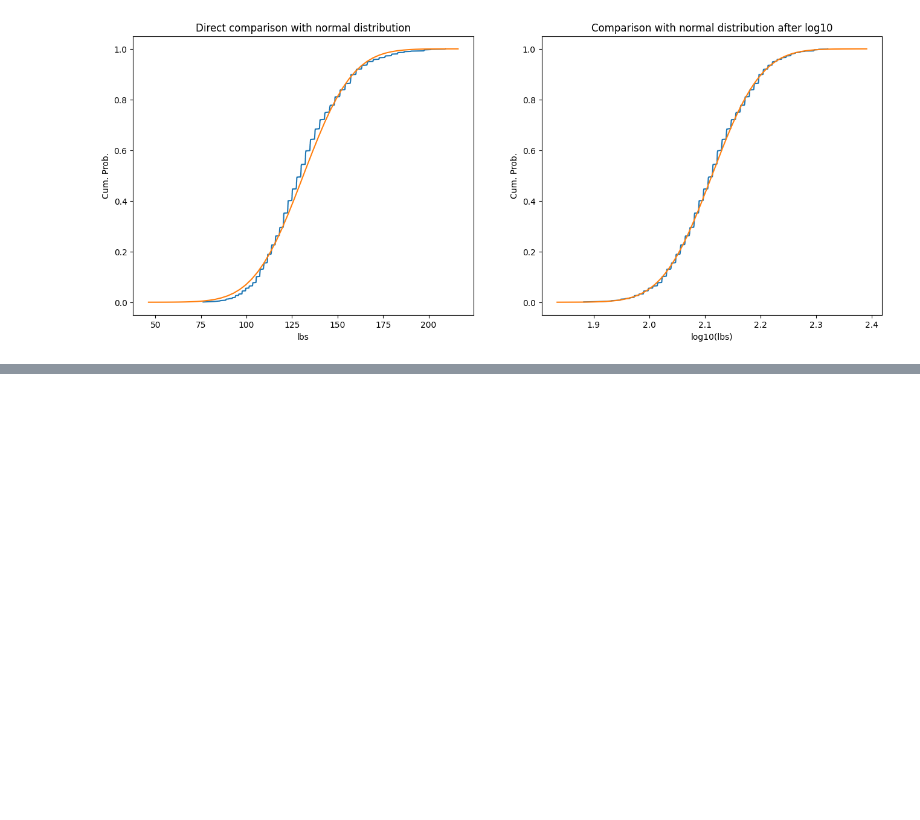
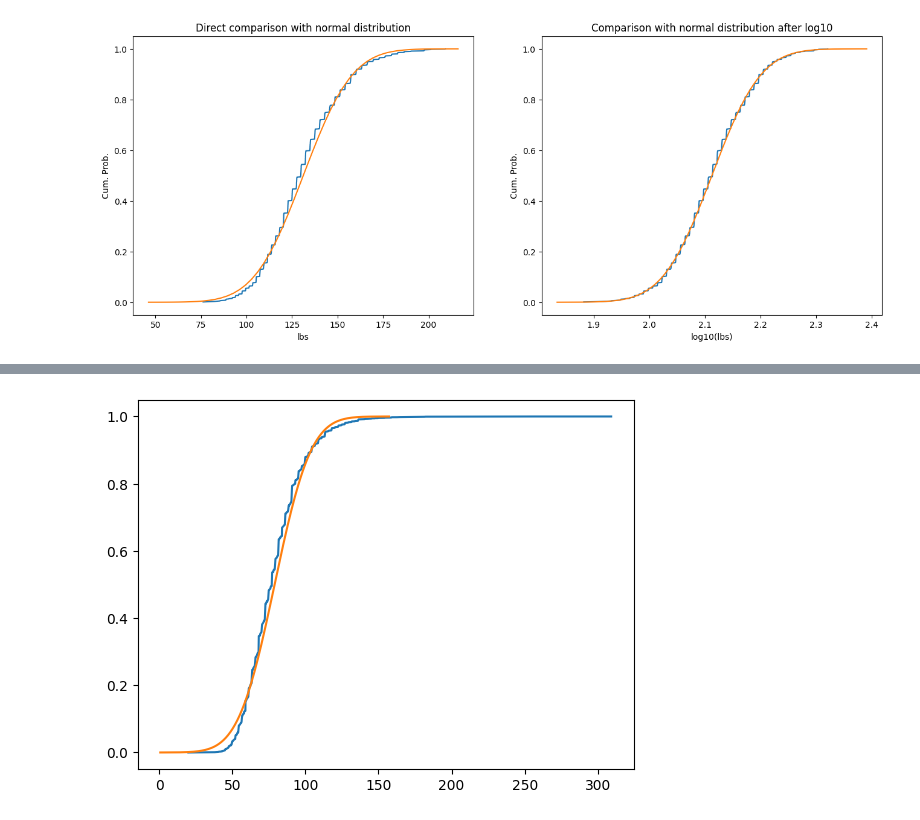
Before and after one commit to dybdeskarphet/statistics, a Jupyter notebook: notes/think_stats/05_modeling_distributions.ipynb, the cells around one changed output, grey strips where cells are left out. Cells and saved outputs as stored; diff of their text form; code cells hidden in the pictures; blank space fills up the shorter version.

Commit message:
Continue log-normal distribution chapter

```diff
--- a/notes/think_stats/05_modeling_distributions.ipynb
+++ b/notes/think_stats/05_modeling_distributions.ipynb
@@ -949,0 +969,13 @@ plt.show()
+# %%
+adult_weights = brfss["wtkg2"].dropna()
+adult_weights
+log_adult_weights = pd.Series(np.log10(adult_weights))
+# %%
+mean, std = adult_weights.mean(), adult_weights.std()
+low, high = mean - 4 * std, mean + 4 * std
+print("Mean:", mean)
+print("std:", std)
+print("-4 std:", low)
+print("+4 std:", high)
+x_ticks = np.linspace(low,high,200)
+print("X ticks",x_ticks)
@@ -949,0 +1000,4 @@ plt.show()
+# %%
+norm_dist = norm.cdf(x_ticks, loc=mean, scale=std)
+norm_dist_cdf = pd.Series(norm_dist, index=x_ticks)
+norm_dist_cdf
@@ -949,0 +1017,3 @@ plt.show()
+# %%
+adult_weights_cdf = adult_weights.value_counts(normalize=True).sort_index().cumsum()
+adult_weights_cdf
@@ -949,0 +1034,7 @@ plt.show()
+# %%
+fig, ax = plt.subplots()
+ax.plot(adult_weights_cdf.index, adult_weights_cdf)
+ax.plot(norm_dist_cdf.index, norm_dist_cdf)
+plt.show()
+# %% [output]
+[figure, added]
```
Also changed, not shown: parts of 18 cells of this notebook, 1 other file.
